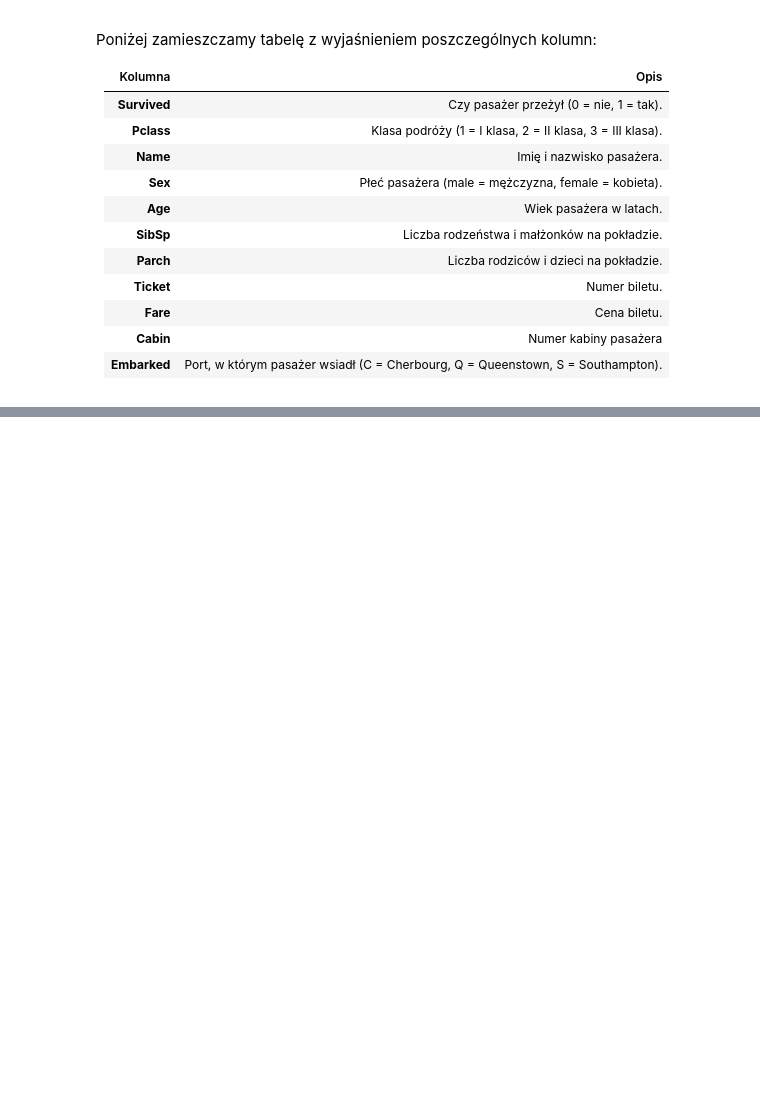
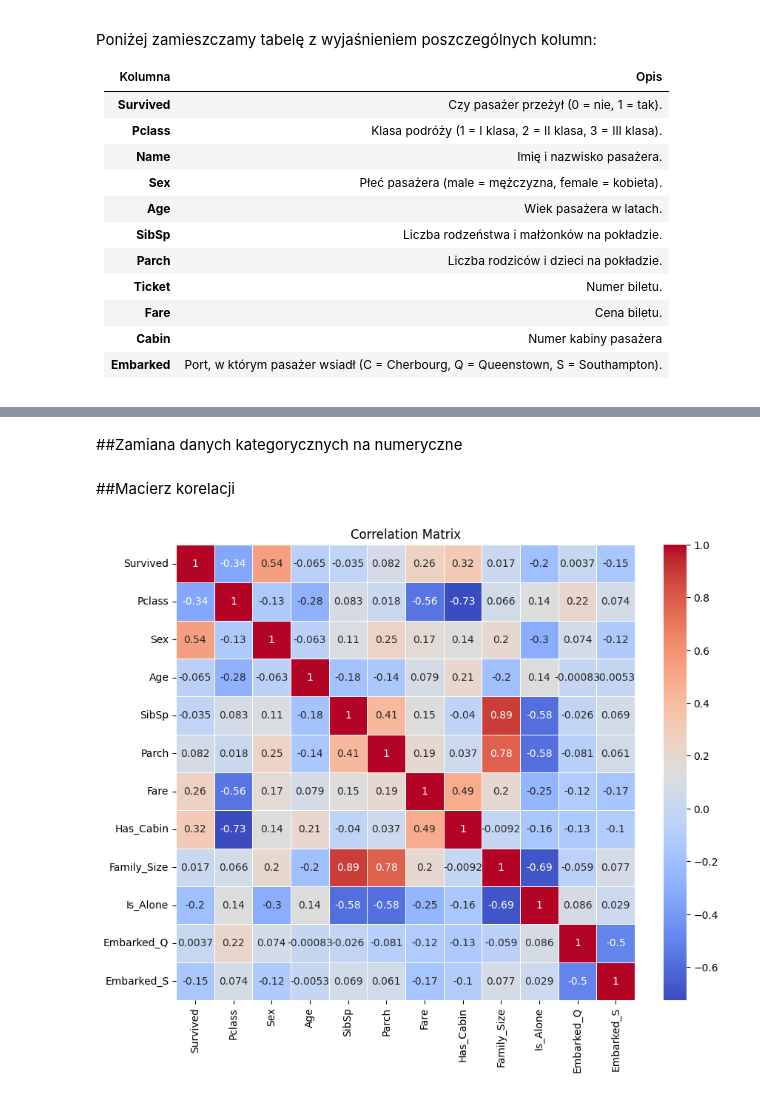
Before and after one commit to Solvro/ml-wakacyjne-wyzwanie-2026, a Jupyter notebook: 01_przetwarzanie_wizualizacja_danych/EDA_zadanie.ipynb, the cells around one changed output, grey strips where cells are left out. Drawn from its saved outputs; the diff is of its cells as text; code cells hidden in the pictures; blank space fills up the shorter version.

```diff
--- a/01_przetwarzanie_wizualizacja_danych/EDA_zadanie.ipynb
+++ b/01_przetwarzanie_wizualizacja_danych/EDA_zadanie.ipynb
@@ -81,0 +328,15 @@ array([nan, 'C', 'E', 'G', 'D', 'A', 'B', 'F', 'T'], dtype=object)
+# %% [markdown]
+##Zamiana danych kategorycznych na numeryczne
+# %%
+titanic_df['Sex'] = titanic_df['Sex'].map({'male': 0, 'female': 1}) #tutaj label encoding
+titanic_df = pd.get_dummies(titanic_df, columns=['Embarked'], drop_first=True) #tutaj kodowanie gorąco jedynkowe XDD
+# %% [markdown]
+##Macierz korelacji
+# %%
+corr_matrix = titanic_df.corr(numeric_only=True)
+plt.figure(figsize=(10, 8))
+sns.heatmap(corr_matrix, annot=True, cmap='coolwarm', linewidths=0.5)
+plt.title('Correlation Matrix')
+plt.show()
+# %% [output]
+[figure, added]
```
Also changed, not shown: parts of 34 cells of this notebook.
